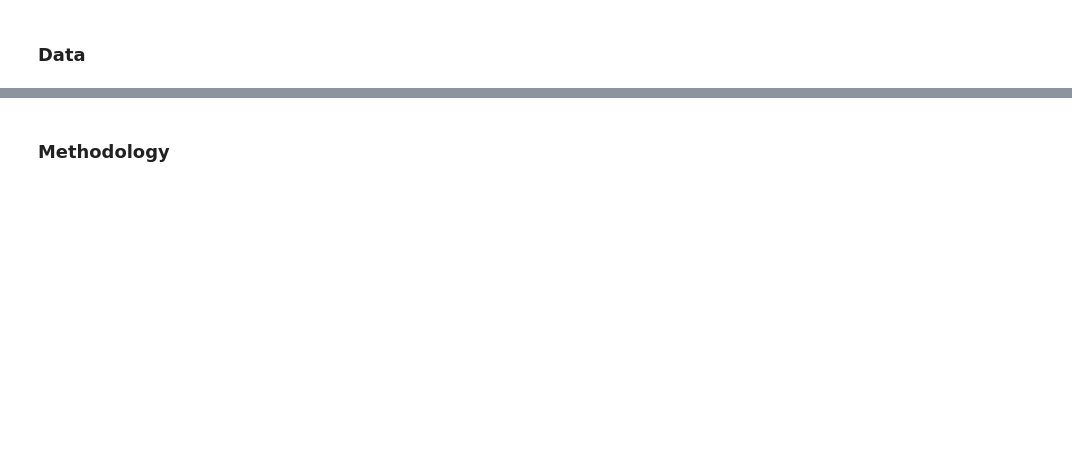
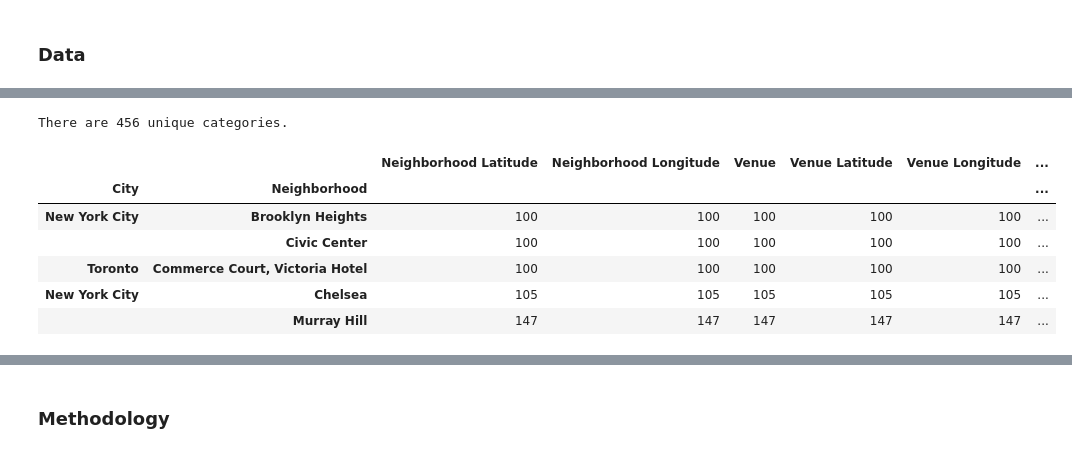
Before and after one commit to Ivoryfamily/Coursera_Capstone, a Jupyter notebook: CapstoneFinal-Battle of the Neighborhoods-wk1.ipynb, the cells around one changed output, grey strips where cells are left out. Drawn from its saved outputs; the diff is of its cells as text; code cells hidden in the pictures; blank space fills up the shorter version.

```diff
--- a/CapstoneFinal-Battle of the Neighborhoods-wk1.ipynb
+++ b/CapstoneFinal-Battle of the Neighborhoods-wk1.ipynb
@@ -35,0 +191,7 @@ Once we have the neighborhood data with the appropriate geographical data for bo
+# %%
+address = 'Toronto, Ontario'
+
+location = geolocator.geocode(address)
+latitudeTor = location.latitude
+longitudeTor = location.longitude
+print('The geograpical coordinate of Toronto are {}, {}.'.format(latitudeTor, longitudeTor)) # 43.6534817, -79.3839347, if to avoid installing geopy
@@ -35,0 +200,19 @@ Once we have the neighborhood data with the appropriate geographical data for bo
+# %%
+# create map of Toronto using latitude and longitude values
+map_Tor= folium.Map(location=[latitudeTor, longitudeTor], zoom_start=10)
+
+# add markers to map
+for lat, lng, borough, neighborhood in zip(torNBHs['Latitude'], torNBHs['Longitude'], torNBHs['Borough'], torNBHs['Neighborhood']):
+    label = '{}, {}'.format(neighborhood, borough)
+    label = folium.Popup(label, parse_html=True)
+    folium.CircleMarker(
+        [lat, lng],
+        radius=5,
+        popup=label,
+        color='blue',
+        fill=True,
+        fill_color='#3186cc',
+        fill_opacity=0.7,
+        parse_html=False).add_to(map_Tor)
+
+map_Tor
@@ -35,0 +286,13 @@ Once we have the neighborhood data with the appropriate geographical data for bo
+# %%
+LIMIT = 100 # return top 100 venues
+radius = 500 # wihtin 500 meter of a location
+
+# get the venues data for all the neighborhoods in combined NBHs data
+Venues = getNearbyVenues(cities=NBHs['City'],
+                         names=NBHs['Neighborhood'],
+                         latitudes=NBHs['Latitude'],
+                         longitudes=NBHs['Longitude']
+                                  )
+# checking the cleaned up data extracted from Foursquare
+print(Venues.shape)
+Venues.head()
@@ -35,0 +307,17 @@ Once we have the neighborhood data with the appropriate geographical data for bo
+# %%
+# learn a bit more about the Venues data
+
+print('There are {} unique categories.'.format(len(Venues1['Venue Category'].unique())))
+#Venues.groupby('Neighborhood').count()
+# %% [output]
+There are 456 unique categories.
+# %%
+Venues.groupby(['City','Neighborhood']).count().sort_values(by=['Venue Category']).tail()
+# %% [output]
+|  |  | Neighborhood Latitude | Neighborhood Longitude | Venue | Venue Latitude | Venue Longitude | ... |
+| City | Neighborhood |  |  |  |  |  | ... |
+| New York City | Brooklyn Heights | 100 | 100 | 100 | 100 | 100 | ... |
+|  | Civic Center | 100 | 100 | 100 | 100 | 100 | ... |
+| Toronto | Commerce Court, Victoria Hotel | 100 | 100 | 100 | 100 | 100 | ... |
+| New York City | Chelsea | 105 | 105 | 105 | 105 | 105 | ... |
+|  | Murray Hill | 147 | 147 | 147 | 147 | 147 | ... |
```
Also changed, not shown: parts of 48 cells of this notebook.
